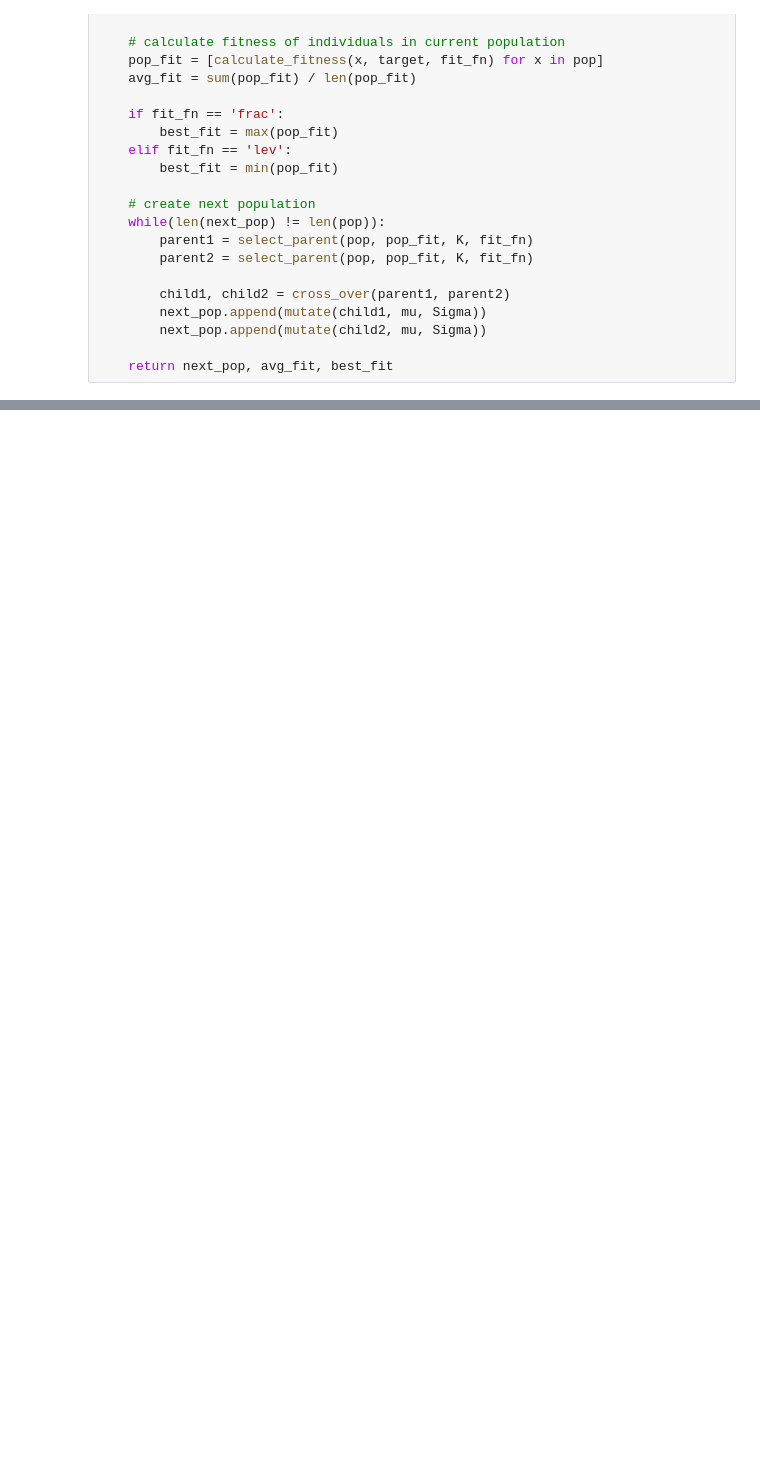
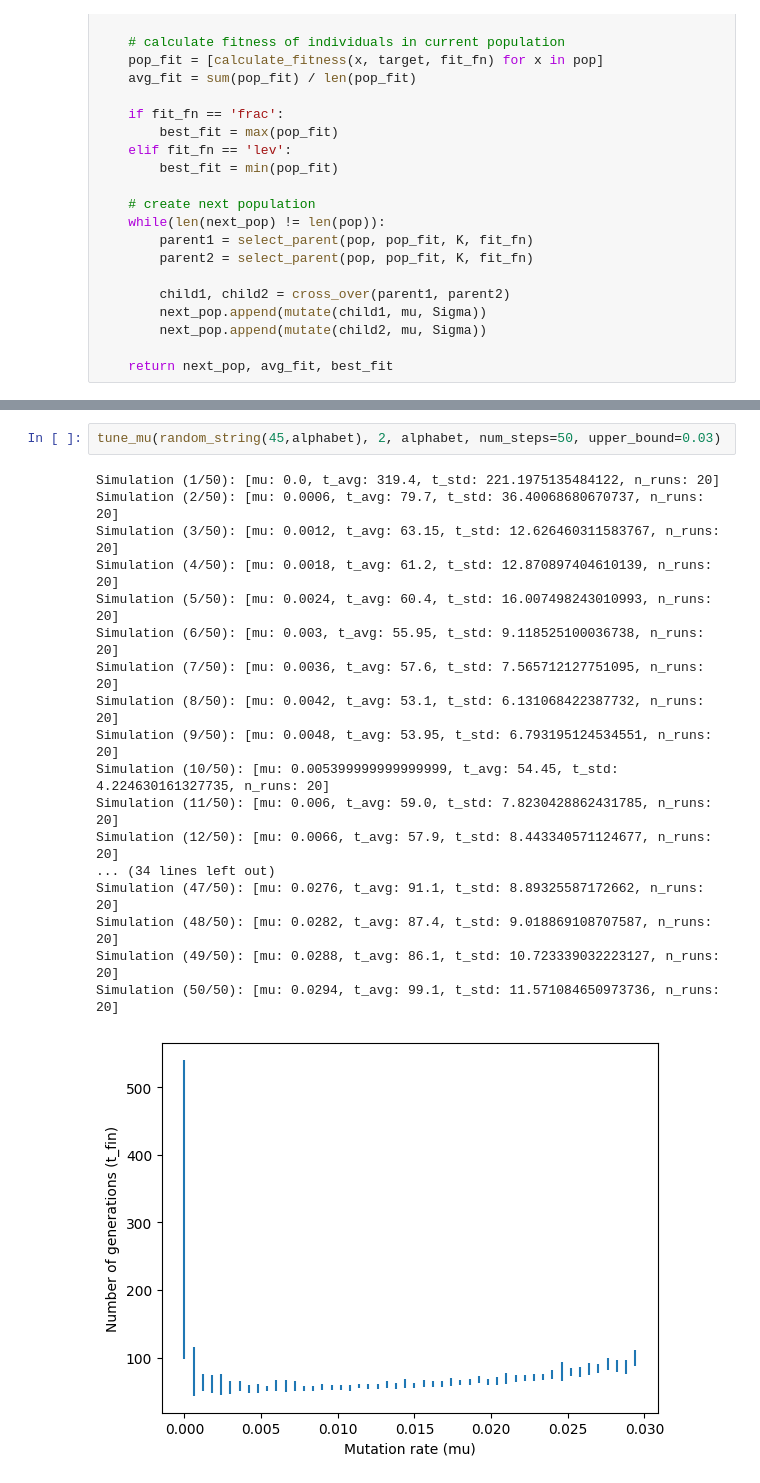
Before and after one commit to PolinaFrost/evolutionary-computing, a Jupyter notebook: Exercise4.ipynb, the cells around one changed output, grey strips where cells are left out. Saved outputs shown, nothing was run; the diff lists cells and outputs as text; blank space fills up the shorter version.

```diff
--- a/Exercise4.ipynb
+++ b/Exercise4.ipynb
@@ -177,0 +214,21 @@ KeyboardInterrupt:
+# %%
+tune_mu(random_string(45,alphabet), 2, alphabet, num_steps=50, upper_bound=0.03)
+# %% [output]
+Simulation (1/50): [mu: 0.0, t_avg: 319.4, t_std: 221.1975135484122, n_runs: 20]
+Simulation (2/50): [mu: 0.0006, t_avg: 79.7, t_std: 36.40068680670737, n_runs: 20]
+Simulation (3/50): [mu: 0.0012, t_avg: 63.15, t_std: 12.626460311583767, n_runs: 20]
+Simulation (4/50): [mu: 0.0018, t_avg: 61.2, t_std: 12.870897404610139, n_runs: 20]
+Simulation (5/50): [mu: 0.0024, t_avg: 60.4, t_std: 16.007498243010993, n_runs: 20]
+Simulation (6/50): [mu: 0.003, t_avg: 55.95, t_std: 9.118525100036738, n_runs: 20]
+Simulation (7/50): [mu: 0.0036, t_avg: 57.6, t_std: 7.565712127751095, n_runs: 20]
+Simulation (8/50): [mu: 0.0042, t_avg: 53.1, t_std: 6.131068422387732, n_runs: 20]
+Simulation (9/50): [mu: 0.0048, t_avg: 53.95, t_std: 6.793195124534551, n_runs: 20]
+Simulation (10/50): [mu: 0.005399999999999999, t_avg: 54.45, t_std: 4.224630161327735, n_runs: 20]
+Simulation (11/50): [mu: 0.006, t_avg: 59.0, t_std: 7.8230428862431785, n_runs: 20]
+Simulation (12/50): [mu: 0.0066, t_avg: 57.9, t_std: 8.443340571124677, n_runs: 20]
+... (34 lines left out)
+Simulation (47/50): [mu: 0.0276, t_avg: 91.1, t_std: 8.89325587172662, n_runs: 20]
+Simulation (48/50): [mu: 0.0282, t_avg: 87.4, t_std: 9.018869108707587, n_runs: 20]
+Simulation (49/50): [mu: 0.0288, t_avg: 86.1, t_std: 10.723339032223127, n_runs: 20]
+Simulation (50/50): [mu: 0.0294, t_avg: 99.1, t_std: 11.571084650973736, n_runs: 20]
+[figure, added]
```
Also changed, not shown: parts of 16 cells of this notebook.
